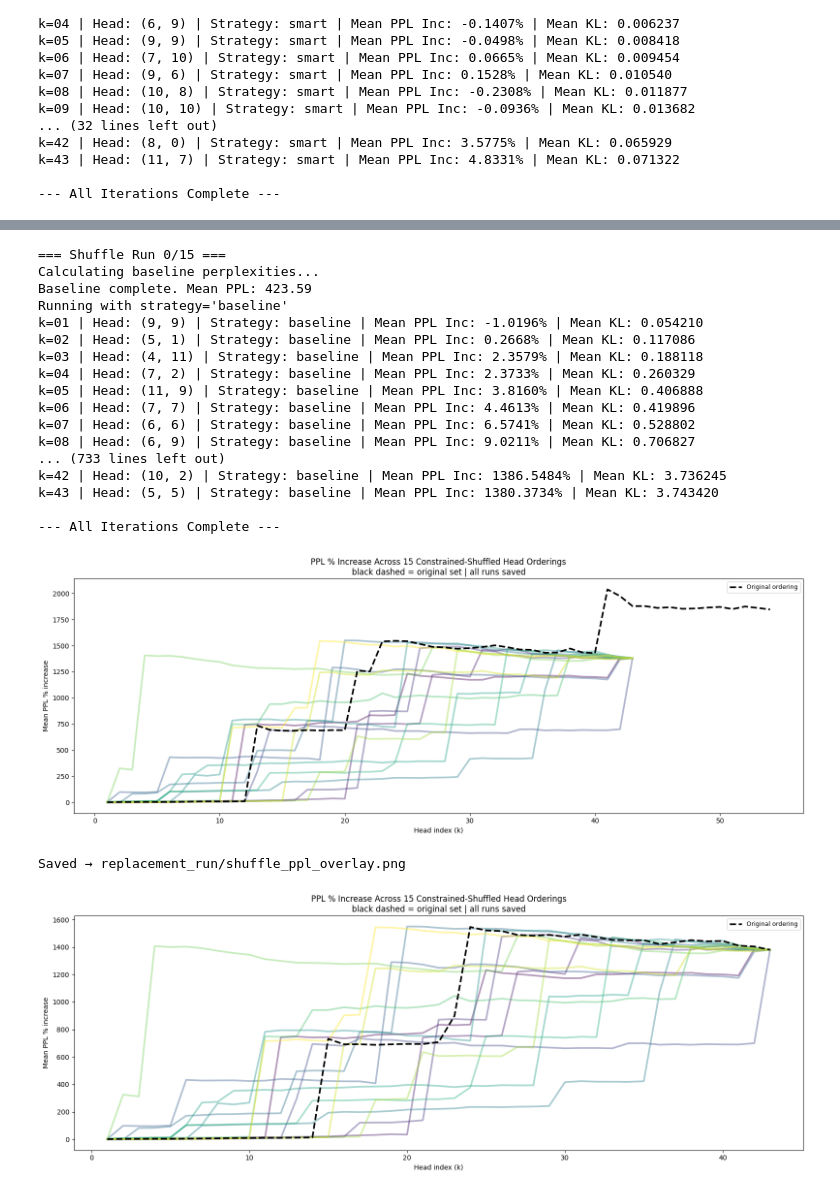
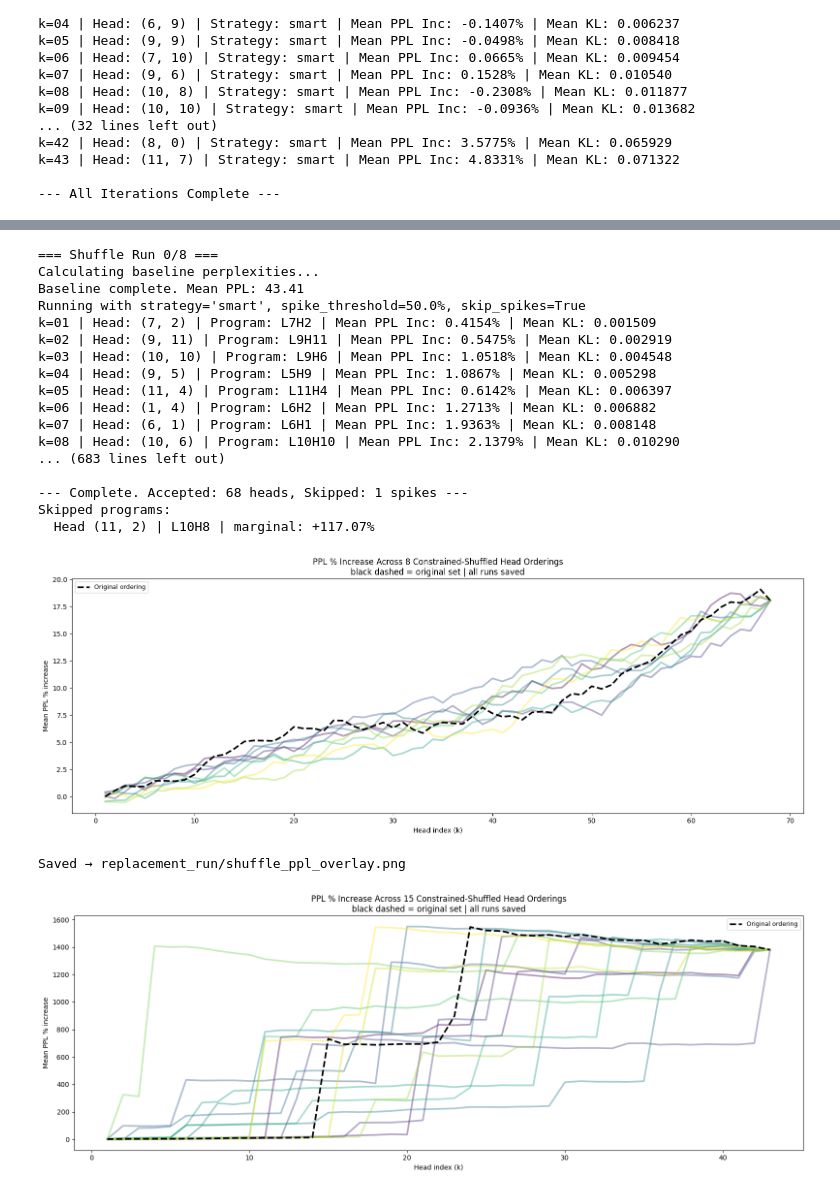
Before and after one commit to AmiriHayes/LLM-Interpretability, a Jupyter notebook: interpretability.ipynb, the cells around one changed output, grey strips where cells are left out. Cells and saved outputs as stored; diff of their text form; code cells hidden in the pictures.

```diff
--- a/interpretability.ipynb
+++ b/interpretability.ipynb
@@ -5746,7 +6204,7 @@ from transformers import BertTokenizer, BertForMaskedLM
 #             special_token_attention, repeated_attention, noun_modifier_attention, pronoun_attention,
 #             single_token_attention, root_cluster_attention]
 
-use = "tinyllama"
+use = "gpt-2"
 
 if use == "bert":
     tokenizer = BertTokenizer.from_pretrained("bert-base-uncased")
@@ -5831,8 +6354,9 @@ def get_hypothesis_head(layer, head, sentence, tokenizer):
 # %%
 if use == "bert":
-    use_file = "data/best_fit_refinement_bert_iou.csv"
+    use_file = "data/best_fit_refinement_bert.csv"
 elif use == "gpt-2":
-    use_file = "data/best_fit_refinement_gpt2_iou.csv"
+    # use_file = "data/best_fit_refinement_gpt2_new.csv"
+    use_file = "data/best_fit_new.csv"
 elif use == "tinyllama":
     use_file = "data/best_fit_refinement_tiny_llama_iou.csv"
 
@@ -6488,8 +7073,8 @@ results_df = run_replacement_experiment_llama(
     programs       = programs,
     use_file       = use_file,
     use            = use,
-    strategy       = "smart",   # or "baseline"
-    max_heads      = 400,
+    strategy       = "baseline",   # or "baseline"
+    max_heads      = 1_000,
     num_sentences  = 25,
 )
 # %% [output]
@@ -6531,0 +7132,10 @@ Original order:
+# %%
+# remove (11,6) from best_fits_top
+
+weird_spikes = [
+    (11, 6),
+    (1, 2),
+    (11,2)
+]
+
+best_fits_top = [item for item in best_fits_top if item[0] not in weird_spikes]
@@ -6534,7 +7362,7 @@ import numpy as np
 import matplotlib.pyplot as plt
 import matplotlib.cm as cm
 
-N_RUNS = 15
+N_RUNS = 8
 all_results = []
 
 # --- Run experiment once per shuffled ordering ---
@@ -6547,21 +7375,21 @@ for run_idx in range(N_RUNS):
         best_fits_top=current,
         programs=programs,
         use_file=use_file,
-        use=f"{use}_shuffle_{run_idx:02d}",
-        strategy="baseline",
+        use=f"new3_{use}_shuffle_{run_idx:02d}",
+        strategy="smart",
     )
     df["run"] = run_idx + 1
     all_results.append(df)
 
 # --- Plot all PPL curves overlaid ---
-# original_results = run_replacement_experiment(
-#     sentences=sentences,
-#     best_fits_top=best_fits_top,
-#     programs=programs,
-#     use_file=use_file,
-#     use=f"{use}_original",
-#     strategy="smart",
-# )
+original_results = run_replacement_experiment(
+    sentences=sentences,
+    best_fits_top=best_fits_top,
+    programs=programs,
+    use_file=use_file,
+    use=f"new{use}_original",
+    strategy="smart",
+)
 
 def get_saved_results():
     dfs = []
@@ -6569,50 +7397,50 @@ def get_saved_results():
         try:
             file_path = f"replacement_run/gpt-2_shuffle_{i:02d}_smart_original.csv"
             if os.path.exists(file_path):
                 dfs.append(pd.read_csv(file_path))
         except Exception as e:
             print(f"Error loading {file_path}: {e}")
             continue
     return dfs
 
 # all_results = all_results + get_saved_results()
-original_results = pd.read_csv(f"replacement_run/gpt-2_baseline_new.csv")
+# original_results = pd.read_csv(f"replacement_run/gpt-2_baseline_new.csv")
 colors = cm.viridis(np.linspace(0, 1, len(all_results)))
 
 fig, ax = plt.subplots(figsize=(16, 6))
 for run_idx, df in enumerate(all_results):
     ax.plot(df["k"], df["increase"], color=colors[run_idx], alpha=0.4, linewidth=2.5)
 
 ax.plot(original_results["k"], original_results["increase"],
         color="black", linewidth=2.5, linestyle="--", label="Original ordering", zorder=10)
 
 ax.set_xlabel("Head index (k)")
 ax.set_ylabel("Mean PPL % increase")
 ax.set_title(f"PPL % Increase Across {len(all_results)} Constrained-Shuffled Head Orderings\nblack dashed = original set | all runs saved")
 ax.legend(fontsize=9)
 plt.tight_layout()
 plt.savefig("replacement_run/shuffle_ppl_overlay.png", dpi=150, bbox_inches="tight")
 plt.show()
 print("Saved → replacement_run/shuffle_ppl_overlay.png")
 # %% [output]
-=== Shuffle Run 0/15 ===
+=== Shuffle Run 0/8 ===
 Calculating baseline perplexities...
-Baseline complete. Mean PPL: 423.59
-Running with strategy='baseline'
-k=01 | Head: (9, 9) | Strategy: baseline | Mean PPL Inc: -1.0196% | Mean KL: 0.054210
-k=02 | Head: (5, 1) | Strategy: baseline | Mean PPL Inc: 0.2668% | Mean KL: 0.117086
-k=03 | Head: (4, 11) | Strategy: baseline | Mean PPL Inc: 2.3579% | Mean KL: 0.188118
-k=04 | Head: (7, 2) | Strategy: baseline | Mean PPL Inc: 2.3733% | Mean KL: 0.260329
-k=05 | Head: (11, 9) | Strategy: baseline | Mean PPL Inc: 3.8160% | Mean KL: 0.406888
-k=06 | Head: (7, 7) | Strategy: baseline | Mean PPL Inc: 4.4613% | Mean KL: 0.419896
-k=07 | Head: (6, 6) | Strategy: baseline | Mean PPL Inc: 6.5741% | Mean KL: 0.528802
-k=08 | Head: (6, 9) | Strategy: baseline | Mean PPL Inc: 9.0211% | Mean KL: 0.706827
-... (733 lines left out)
-k=42 | Head: (10, 2) | Strategy: baseline | Mean PPL Inc: 1386.5484% | Mean KL: 3.736245
-k=43 | Head: (5, 5) | Strategy: baseline | Mean PPL Inc: 1380.3734% | Mean KL: 3.743420
+Baseline complete. Mean PPL: 43.41
+Running with strategy='smart', spike_threshold=50.0%, skip_spikes=True
+k=01 | Head: (7, 2) | Program: L7H2 | Mean PPL Inc: 0.4154% | Mean KL: 0.001509
+k=02 | Head: (9, 11) | Program: L9H11 | Mean PPL Inc: 0.5475% | Mean KL: 0.002919
+k=03 | Head: (10, 10) | Program: L9H6 | Mean PPL Inc: 1.0518% | Mean KL: 0.004548
+k=04 | Head: (9, 5) | Program: L5H9 | Mean PPL Inc: 1.0867% | Mean KL: 0.005298
+k=05 | Head: (11, 4) | Program: L11H4 | Mean PPL Inc: 0.6142% | Mean KL: 0.006397
+k=06 | Head: (1, 4) | Program: L6H2 | Mean PPL Inc: 1.2713% | Mean KL: 0.006882
+k=07 | Head: (6, 1) | Program: L6H1 | Mean PPL Inc: 1.9363% | Mean KL: 0.008148
+k=08 | Head: (10, 6) | Program: L10H10 | Mean PPL Inc: 2.1379% | Mean KL: 0.010290
+... (683 lines left out)
 
---- All Iterations Complete ---
+--- Complete. Accepted: 68 heads, Skipped: 1 spikes ---
+Skipped programs:
+  Head (11, 2) | L10H8 | marginal: +117.07%
-[figure, old version]
+[figure, new version]
 Saved → replacement_run/shuffle_ppl_overlay.png
 # %%
 # original_results = pd.read_csv(f"replacement_run/gpt-2_smart_original.csv")
```
Also changed, not shown: parts of 38 cells of this notebook, 5 other files.
